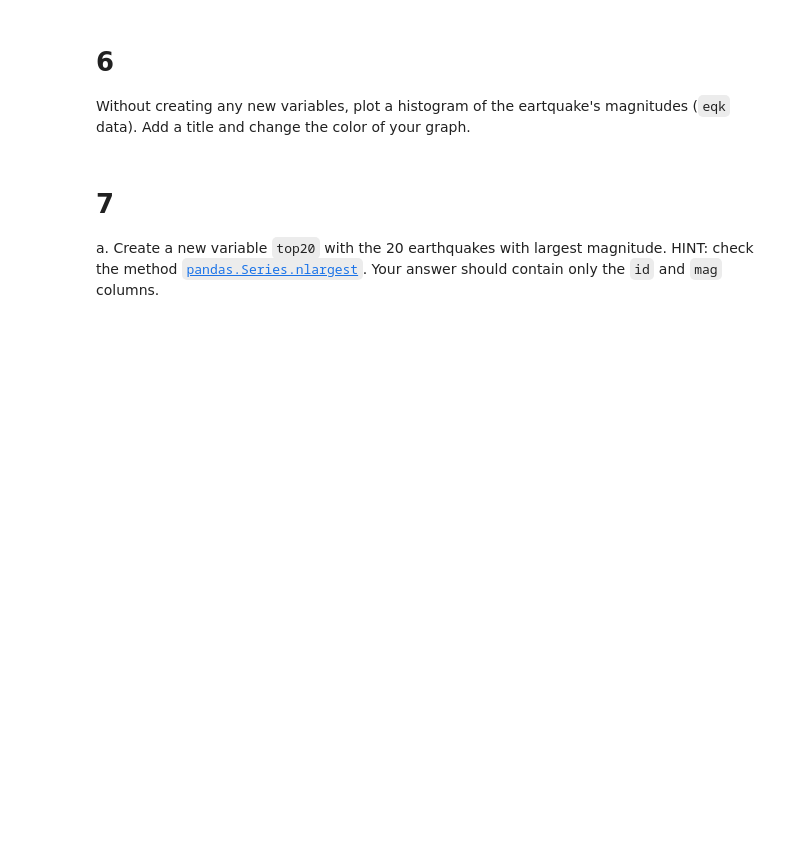
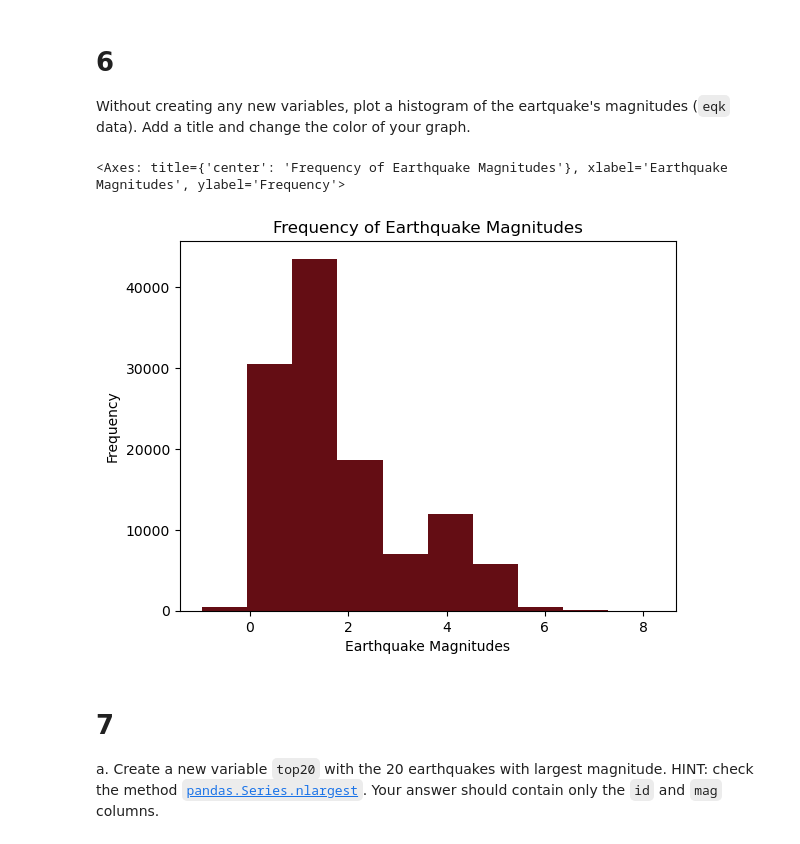
Before and after one commit to sofiiir/eds220-hwk1, a Jupyter notebook: task3/hwk1-task3-earthquakes.ipynb, the cells around one changed output. Drawn from its saved outputs; the diff is of its cells as text; code cells hidden in the pictures; blank space fills up the shorter version.

```diff
--- a/task3/hwk1-task3-earthquakes.ipynb
+++ b/task3/hwk1-task3-earthquakes.ipynb
@@ -192,6 +195,15 @@ grader.check("q5")
 
 # 6
 Without creating any new variables, plot a histogram of the eartquake's magnitudes (`eqk` data). Add a title and change the color of your graph.
+# %%
+# Index magnitude column in `eqk` dataframe to make a histogram
+eqk['mag'].plot(kind = 'hist',
+                title = 'Frequency of Earthquake Magnitudes',
+                xlabel = 'Earthquake Magnitudes',
+                color = '#640D14') # Choosing a color to represent earth
+# %% [output]
+<Axes: title={'center': 'Frequency of Earthquake Magnitudes'}, xlabel='Earthquake Magnitudes', ylabel='Frequency'>
+[figure, added]
 # %% [markdown]
 <!-- END QUESTION -->
 
```
Also changed, not shown: parts of 17 cells of this notebook.
